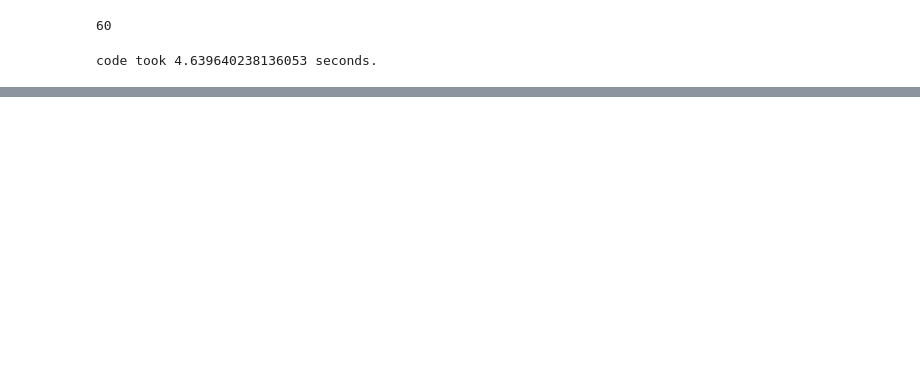
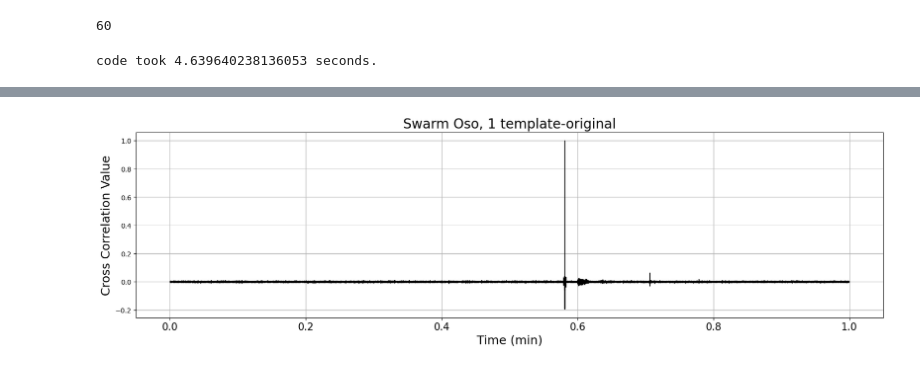
Before and after one commit to bradlipovsky/das-stuff, a Jupyter notebook: testing-my-template-with-1-file-data.ipynb, the cells around one changed output, grey strips where cells are left out. Drawn from its saved outputs; the diff is of its cells as text; code cells hidden in the pictures; blank space fills up the shorter version.

```diff
--- a/testing-my-template-with-1-file-data.ipynb
+++ b/testing-my-template-with-1-file-data.ipynb
@@ -382,27 +410,5 @@ plt.show()
 # %%
 #3 templates in one, screen to run stuff
 # %%
-fig = plt.figure(figsize=(20, 5))  # Increased figure size
-
-for i in range(len(file_list)):
-    archivo_npy_a_abrir = f"./npy_files_test_allchannel-0-1710-1day/corrs3_{i}.npy"
-
-    # load files with load
-    datos = np.load(archivo_npy_a_abrir)
-    t0 = i * 60
-    t = np.linspace(t0, t0 + 60, 6000)
-
-    # Plot with custom line styles and colors
-    plt.plot((t / 3600), datos, linestyle='-', color='k', linewidth=1)
-
-plt.xlabel("Time (min)", fontsize=18)  # Increased fontsize
-plt.ylabel("Cross Correlation Value", fontsize=18)  # Increased fontsize
-plt.title('Swarm Oso, 1 template-original', fontsize=20)  # Increased fontsize
-
-#plt.xlim((510,540))
-#plt.ylim((0, 0.1))
-
-plt.grid(True)
-plt.tick_params(axis='x', labelsize=15)
-plt.savefig('prelimfigure2.png', dpi=300, bbox_inches='tight')
-plt.show()
+# %% [output]
+[figure, added]
```
Also changed, not shown: parts of 7 cells of this notebook.
